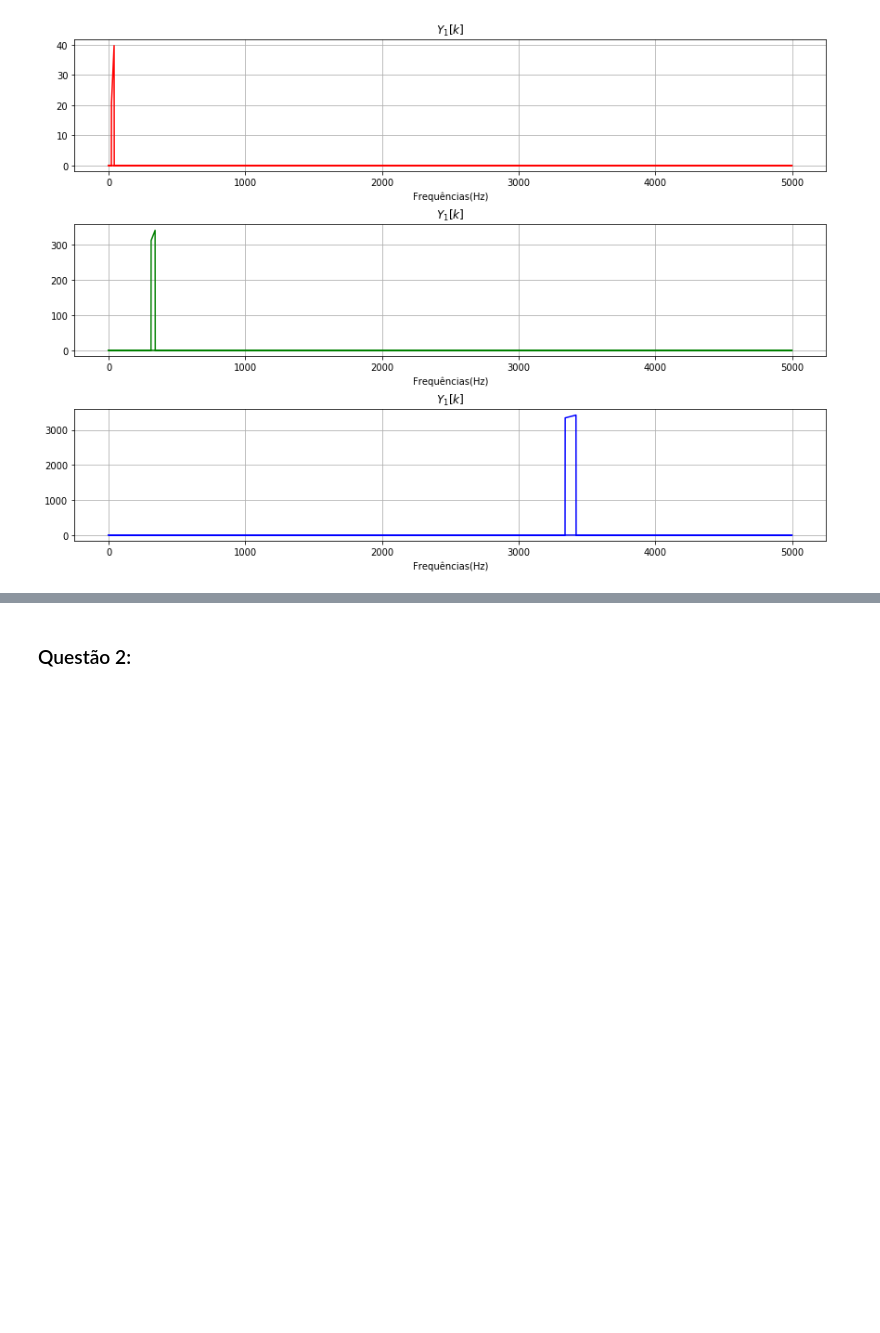
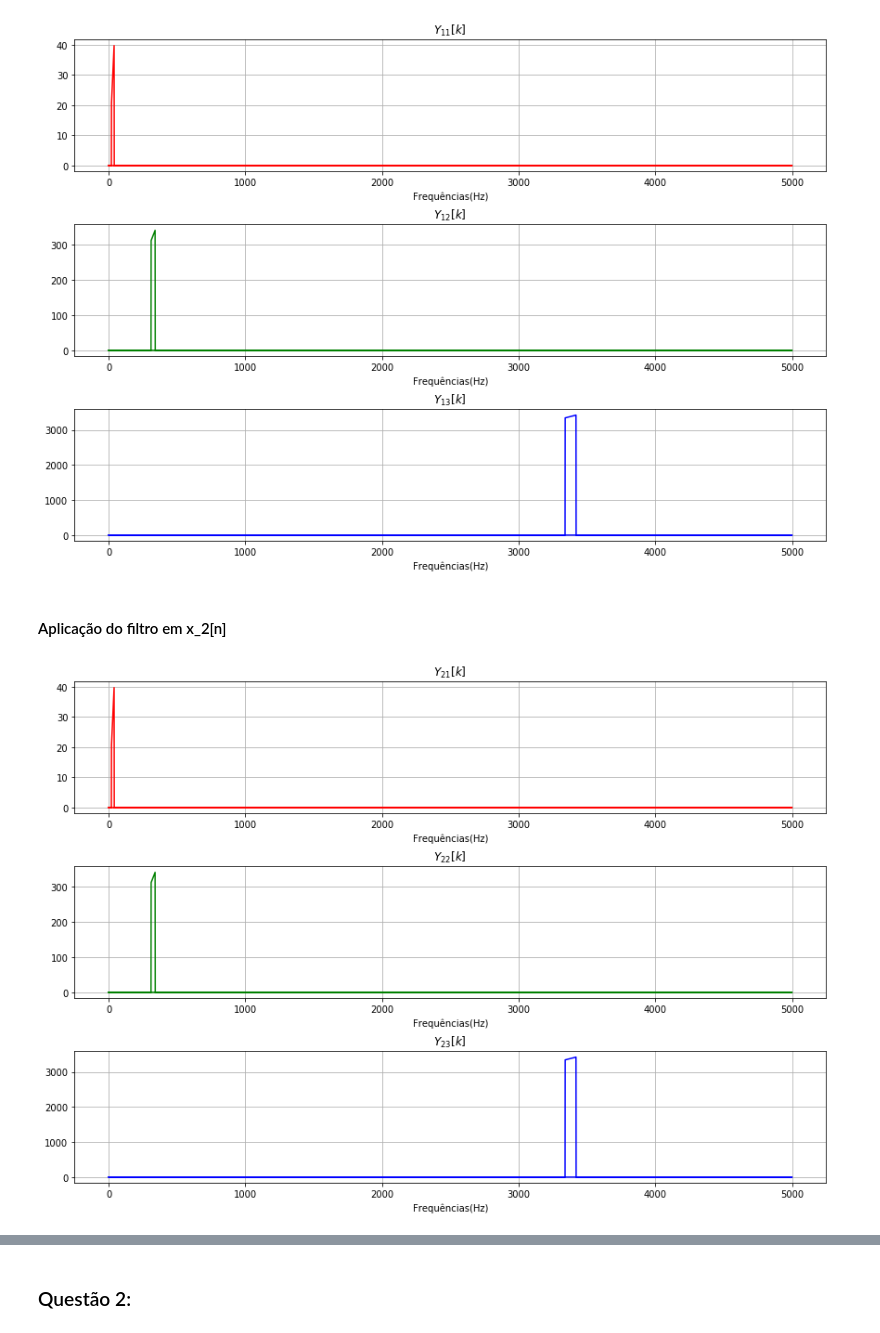
Before and after one commit to ecalasans/pds_-2, a Jupyter notebook: p2.ipynb, the cells around one changed output, grey strips where cells are left out. Drawn from its saved outputs; the diff is of its cells as text; code cells hidden in the pictures; blank space fills up the shorter version.

```diff
--- a/p2.ipynb
+++ b/p2.ipynb
@@ -519,3 +516,48 @@ plt.subplots_adjust(right=2, top=2, hspace=0.4)
 plt.show()
 # %% [output]
 [figure]
+# %% [markdown]
+<h4>Aplicação do filtro em x_2[n]</h4>
+# %%
+H1k_2 = np.zeros(len(freqsX1))
+H2k_2 = np.zeros(len(freqsX1))
+H3k_2 = np.zeros(len(freqsX1))
+
+#  H1[k] - filtro passa-faixa para f1
+H1k_2[range(20*passo, 40*passo)] = 1
+Y1k_2 = freqsX2 * H1k_2
+
+#  H2[k] - filtro passa-faixa para f2
+H2k_2[range(310*passo, 340*passo)] = 1
+Y2k_2 = freqsX2 * H2k_2
+
+#  H3[k] - filtro passa-faixa para f3
+H3k_2[range(3340*passo, 3420*passo)] = 1
+Y3k_2 = freqsX2 * H3k_2
+# %%
+# Gráficos dos sinais passados pelos filtros
+# Y1[k]
+plt.subplot(3,1,1)
+plt.plot(freqsX2, Y1k_2, 'r')
+plt.xlabel('Frequências(Hz)')
+plt.grid()
+plt.title('$Y_{21}[k]$')
+
+# Y2[k]
+plt.subplot(3,1,2)
+plt.plot(freqsX2, Y2k_2, 'g')
+plt.xlabel('Frequências(Hz)')
+plt.grid()
+plt.title('$Y_{22}[k]$')
+
+# Y3[k]
+plt.subplot(3,1,3)
+plt.plot(freqsX2, Y3k_2, 'b')
+plt.grid()
+plt.xlabel('Frequências(Hz)')
+plt.title('$Y_{23}[k]$')
+
+plt.subplots_adjust(right=2, top=2, hspace=0.4)
+plt.show()
+# %% [output]
+[figure, added]
```
Also changed, not shown: parts of 10 cells of this notebook.
